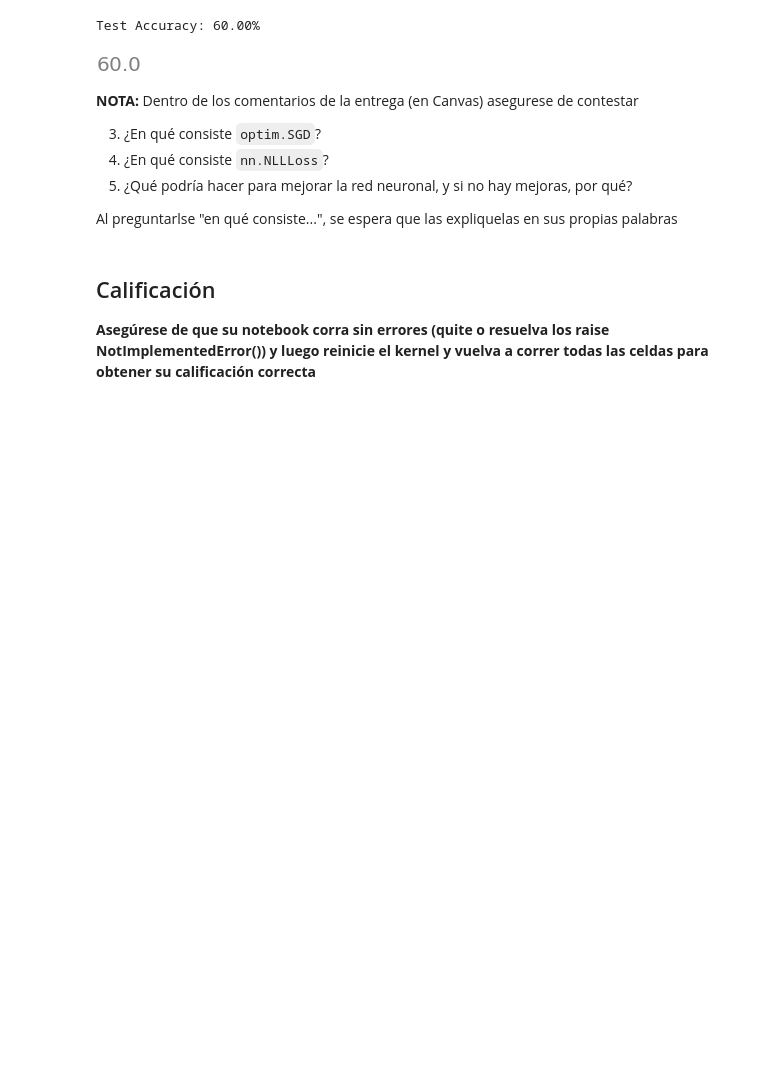
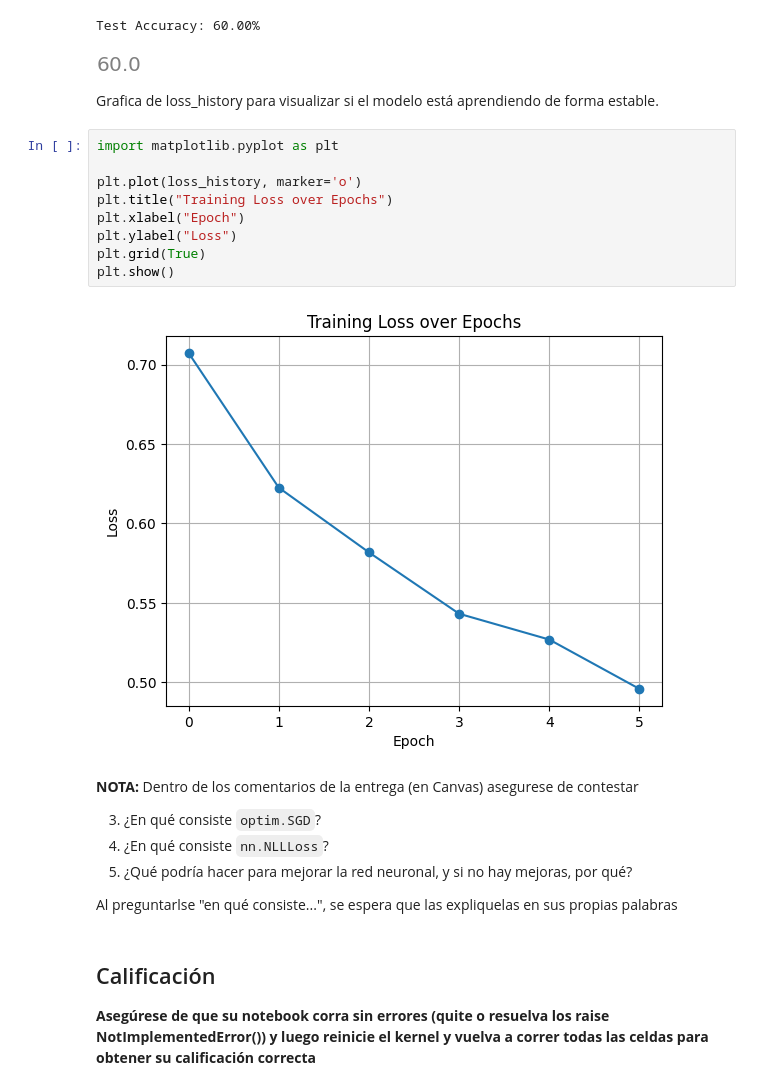
Before and after one commit to EstebanZG999/Lab1_DL, a Jupyter notebook: src/lab1.ipynb, the cells around one changed output. Cells and saved outputs as stored; diff of their text form; blank space fills up the shorter version.

Commit message:
feat: add training loss curve visualization

```diff
--- a/src/lab1.ipynb
+++ b/src/lab1.ipynb
@@ -887,6 +887,19 @@ asset_accuracy
 # %% [output]
 Test Accuracy: 60.00%
 [figure]
+# %% [markdown]
+Grafica de loss_history para visualizar si el modelo está aprendiendo de forma estable.
+# %%
+import matplotlib.pyplot as plt
+
+plt.plot(loss_history, marker='o')
+plt.title("Training Loss over Epochs")
+plt.xlabel("Epoch")
+plt.ylabel("Loss")
+plt.grid(True)
+plt.show()
+# %% [output]
+[figure, added]
 # %% [markdown]
 **NOTA:** Dentro de los comentarios de la entrega (en Canvas) asegurese de contestar
 
```
